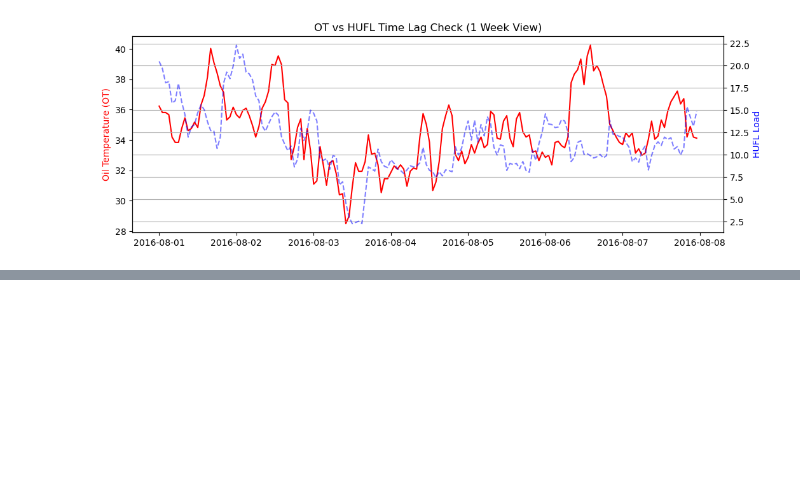
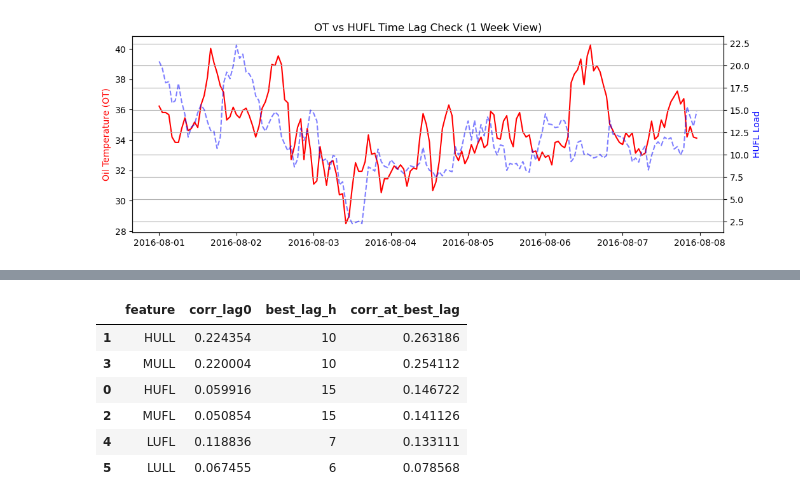
Before and after one commit to 1F10230292/ML_enginer_test, a Jupyter notebook: eda-1.ipynb, the cells around one changed output, grey strips where cells are left out. Cells and saved outputs as stored; diff of their text form; code cells hidden in the pictures; blank space fills up the shorter version.

```diff
--- a/eda-1.ipynb
+++ b/eda-1.ipynb
@@ -355,0 +455,27 @@ plt.show()
+# %%
+# どのラグで相関が最大になるかを数値でも確認する（正のラグ = 説明変数が OT に先行）
+MAX_LAG = 48  # 時間
+
+rows = []
+for c in FEATURES:
+    corrs = {lag: df["OT"].corr(df[c].shift(lag)) for lag in range(0, MAX_LAG + 1)}
+    best_lag = max(corrs, key=lambda k: abs(corrs[k]))
+    rows.append(
+        {
+            "feature": c,
+            "corr_lag0": corrs[0],
+            "best_lag_h": best_lag,
+            "corr_at_best_lag": corrs[best_lag],
+        }
+    )
+
+lag_summary = pd.DataFrame(rows).sort_values("corr_at_best_lag", key=abs, ascending=False)
+display(lag_summary)
+# %% [output]
+|  | feature | corr_lag0 | best_lag_h | corr_at_best_lag |
+| 1 | HULL | 0.224354 | 10 | 0.263186 |
+| 3 | MULL | 0.220004 | 10 | 0.254112 |
+| 0 | HUFL | 0.059916 | 15 | 0.146722 |
+| 2 | MUFL | 0.050854 | 15 | 0.141126 |
+| 4 | LUFL | 0.118836 | 7 | 0.133111 |
+| 5 | LULL | 0.067455 | 6 | 0.078568 |
```
Also changed, not shown: parts of 9 cells of this notebook, 50 other files.
